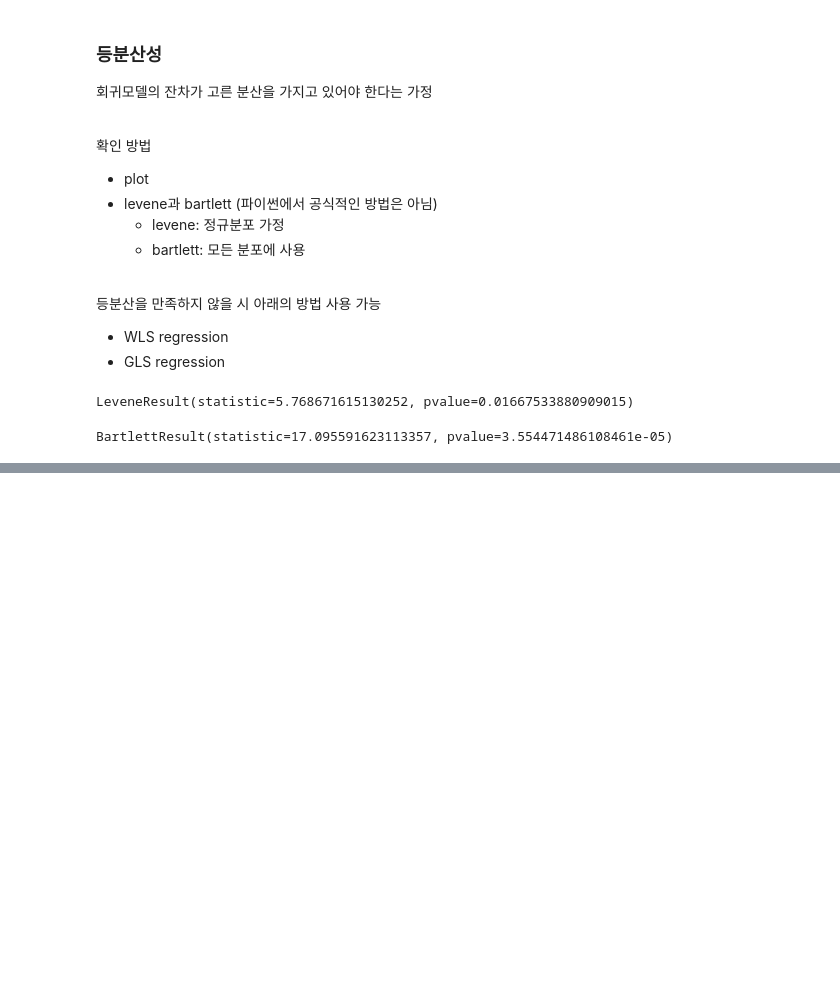
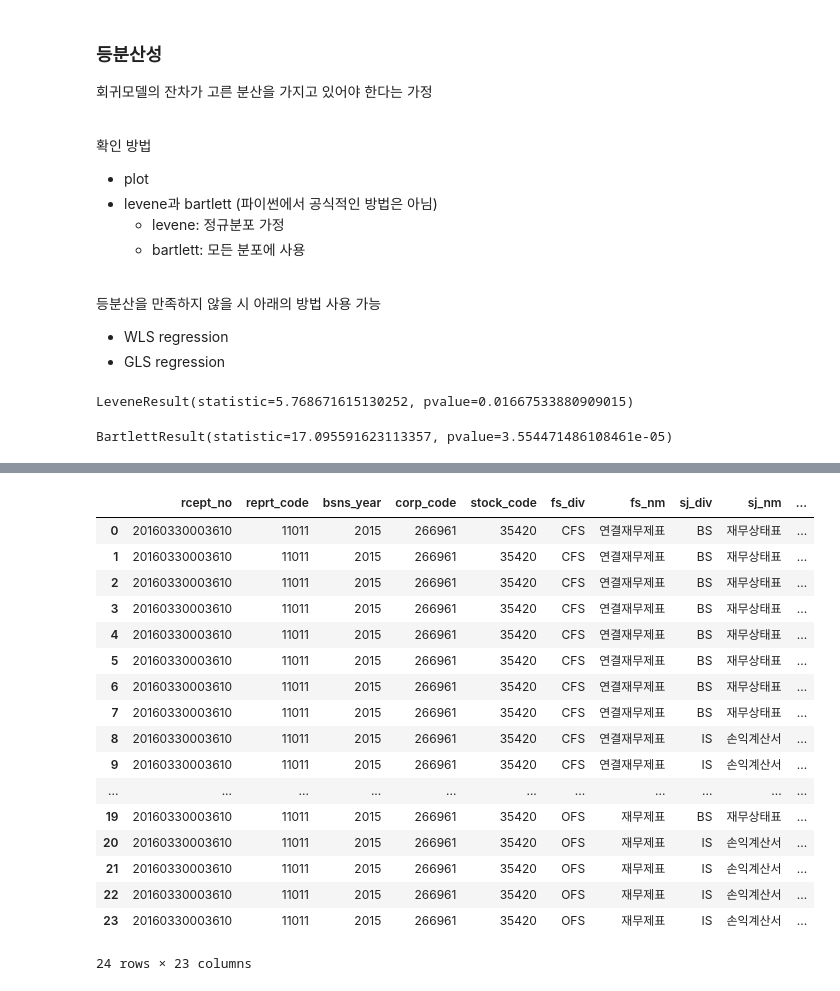
Before and after one commit to fusiontwo/BigDataAnalyticsBasic, a Jupyter notebook: bigdata2/day06.ipynb, the cells around one changed output, grey strips where cells are left out. Cells and saved outputs as stored; diff of their text form; code cells hidden in the pictures; blank space fills up the shorter version.

```diff
--- a/bigdata2/day06.ipynb
+++ b/bigdata2/day06.ipynb
@@ -674,0 +722,2 @@ BartlettResult(statistic=17.095591623113357, pvalue=3.554471486108461e-05)
+# %%
+financial_statement = pd.read_csv('financial_statement_naver.csv').iloc[:, 1:]
@@ -674,0 +740,21 @@ BartlettResult(statistic=17.095591623113357, pvalue=3.554471486108461e-05)
+# %%
+financial_statement.query('bsns_year == 2015')
+# %% [output]
+|  | rcept_no | reprt_code | bsns_year | corp_code | stock_code | fs_div | fs_nm | sj_div | sj_nm | ... |
+| 0 | 20160330003610 | 11011 | 2015 | 266961 | 35420 | CFS | 연결재무제표 | BS | 재무상태표 | ... |
+| 1 | 20160330003610 | 11011 | 2015 | 266961 | 35420 | CFS | 연결재무제표 | BS | 재무상태표 | ... |
+| 2 | 20160330003610 | 11011 | 2015 | 266961 | 35420 | CFS | 연결재무제표 | BS | 재무상태표 | ... |
+| 3 | 20160330003610 | 11011 | 2015 | 266961 | 35420 | CFS | 연결재무제표 | BS | 재무상태표 | ... |
+| 4 | 20160330003610 | 11011 | 2015 | 266961 | 35420 | CFS | 연결재무제표 | BS | 재무상태표 | ... |
+| 5 | 20160330003610 | 11011 | 2015 | 266961 | 35420 | CFS | 연결재무제표 | BS | 재무상태표 | ... |
+| 6 | 20160330003610 | 11011 | 2015 | 266961 | 35420 | CFS | 연결재무제표 | BS | 재무상태표 | ... |
+| 7 | 20160330003610 | 11011 | 2015 | 266961 | 35420 | CFS | 연결재무제표 | BS | 재무상태표 | ... |
+| 8 | 20160330003610 | 11011 | 2015 | 266961 | 35420 | CFS | 연결재무제표 | IS | 손익계산서 | ... |
+| 9 | 20160330003610 | 11011 | 2015 | 266961 | 35420 | CFS | 연결재무제표 | IS | 손익계산서 | ... |
+| ... | ... | ... | ... | ... | ... | ... | ... | ... | ... | ... |
+| 19 | 20160330003610 | 11011 | 2015 | 266961 | 35420 | OFS | 재무제표 | BS | 재무상태표 | ... |
+| 20 | 20160330003610 | 11011 | 2015 | 266961 | 35420 | OFS | 재무제표 | IS | 손익계산서 | ... |
+| 21 | 20160330003610 | 11011 | 2015 | 266961 | 35420 | OFS | 재무제표 | IS | 손익계산서 | ... |
+| 22 | 20160330003610 | 11011 | 2015 | 266961 | 35420 | OFS | 재무제표 | IS | 손익계산서 | ... |
+| 23 | 20160330003610 | 11011 | 2015 | 266961 | 35420 | OFS | 재무제표 | IS | 손익계산서 | ... |
+24 rows × 23 columns
```
Also changed, not shown: parts of 17 cells of this notebook, 1 other file.
